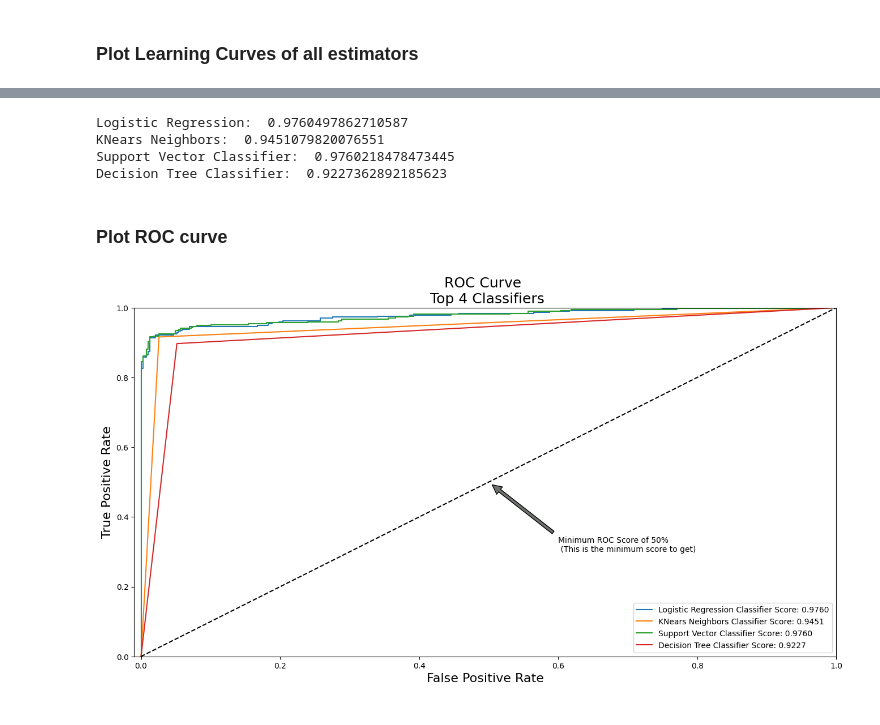
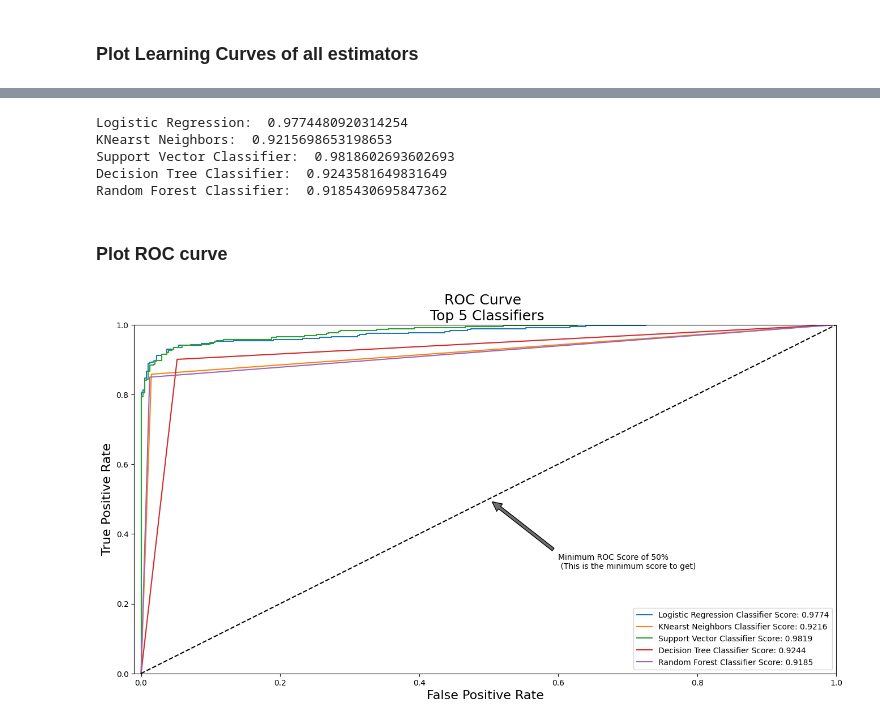
Before and after one commit to ZiadSheriif/Credit-Card-Fraud-Detection, a Jupyter notebook: src/main.ipynb, the cells around one changed output, grey strips where cells are left out. Cells and saved outputs as stored; diff of their text form; code cells hidden in the pictures.

```diff
--- a/src/main.ipynb
+++ b/src/main.ipynb
@@ -656,9 +656,9 @@ NearMiss Label Distribution: Counter({0: 492, 1: 492})
 from sklearn.model_selection import ShuffleSplit
 from sklearn.model_selection import learning_curve
 
-def plot_learning_curve(estimator1, estimator2, estimator3, estimator4, X, y, ylim=None, cv=None,
+def plot_learning_curve(estimator1, estimator2, estimator3, estimator4, estimator5, X, y, ylim=None, cv=None,
                         n_jobs=1, train_sizes=np.linspace(.1, 1.0, 5)):
-    f, ((ax1, ax2), (ax3, ax4)) = plt.subplots(2,2, figsize=(20,14), sharey=True)
+    f, ((ax1, ax2), (ax3, ax4), (ax5, _)) = plt.subplots(3, 2, figsize=(28,22), sharey=True)
     if ylim is not None:
         plt.ylim(*ylim)
     # First Estimator
@@ -748,9 +748,32 @@ def plot_learning_curve(estimator1, estimator2, estimator3, estimator4, X, y, yl
     ax4.set_ylabel('Score')
     ax4.grid(True)
     ax4.legend(loc="best")
+
+    # Fifth Estimator
+    train_sizes, train_scores, test_scores = learning_curve(
+        estimator5, X, y, cv=cv, n_jobs=n_jobs, train_sizes=train_sizes)
+    train_scores_mean = np.mean(train_scores, axis=1)
+    train_scores_std = np.std(train_scores, axis=1)
+    test_scores_mean = np.mean(test_scores, axis=1)
+    test_scores_std = np.std(test_scores, axis=1)
+    ax5.fill_between(train_sizes, train_scores_mean - train_scores_std,
+                     train_scores_mean + train_scores_std, alpha=0.1,
+                     color="#ff9124")
+    ax5.fill_between(train_sizes, test_scores_mean - test_scores_std,
+                        test_scores_mean + test_scores_std, alpha=0.1, color="#2492ff")
+    ax5.plot(train_sizes, train_scores_mean, 'o-', color="#ff9124",
+                label="Training score")
+    ax5.plot(train_sizes, test_scores_mean, 'o-', color="#2492ff",
+                label="Cross-validation score")
+    ax5.set_title("Random Forest Classifier \n Learning Curve", fontsize=14)
+    ax5.set_xlabel('Training size (m)')
+    ax5.set_ylabel('Score')
+    ax5.grid(True)
+    ax5.legend(loc="best")
+
     return plt
 # %%
 cv = ShuffleSplit(n_splits=100, test_size=0.2, random_state=42)
-plot_learning_curve(log_reg, knears_neighbors, svc, tree_clf, X_train, y_train, (0.87, 1.01), cv=cv, n_jobs=4)
+plot_learning_curve(log_reg, knears_neighbors, svc, tree_clf, rf_clf, X_train, y_train, (0.87, 1.01), cv=cv, n_jobs=4)
 # %% [output]
 <module 'matplotlib.pyplot' from 'C:\\Users\\20114\\AppData\\Roaming\\Python\\Python310\\site-packages\\matplotlib\\pyplot.py'>
@@ -770,43 +793,49 @@ svc_pred = cross_val_predict(svc, X_train, y_train, cv=5,
 
 tree_pred = cross_val_predict(tree_clf, X_train, y_train, cv=5)
 
+rf_pred = cross_val_predict(rf_clf, X_train, y_train, cv=5)
+
 from sklearn.metrics import roc_auc_score
 
 print('Logistic Regression: ', roc_auc_score(y_train, log_reg_pred))
-print('KNears Neighbors: ', roc_auc_score(y_train, knears_pred))
+print('KNearst Neighbors: ', roc_auc_score(y_train, knears_pred))
 print('Support Vector Classifier: ', roc_auc_score(y_train, svc_pred))
 print('Decision Tree Classifier: ', roc_auc_score(y_train, tree_pred))
+print('Random Forest Classifier: ', roc_auc_score(y_train, rf_pred))
 # %% [output]
-Logistic Regression:  0.9760497862710587
-KNears Neighbors:  0.9451079820076551
-Support Vector Classifier:  0.9760218478473445
-Decision Tree Classifier:  0.9227362892185623
+Logistic Regression:  0.9774480920314254
+KNearst Neighbors:  0.9215698653198653
+Support Vector Classifier:  0.9818602693602693
+Decision Tree Classifier:  0.9243581649831649
+Random Forest Classifier:  0.9185430695847362
 # %% [markdown]
 ### Plot ROC curve
 # %%
 log_fpr, log_tpr, log_thresold = roc_curve(y_train, log_reg_pred)
 knear_fpr, knear_tpr, knear_threshold = roc_curve(y_train, knears_pred)
 svc_fpr, svc_tpr, svc_threshold = roc_curve(y_train, svc_pred)
 tree_fpr, tree_tpr, tree_threshold = roc_curve(y_train, tree_pred)
+rf_fpr, rf_tpr, rf_threshold = roc_curve(y_train, rf_pred)
 
 
-def graph_roc_curve_multiple(log_fpr, log_tpr, knear_fpr, knear_tpr, svc_fpr, svc_tpr, tree_fpr, tree_tpr):
+def graph_roc_curve_multiple(log_fpr, log_tpr, knear_fpr, knear_tpr, svc_fpr, svc_tpr, tree_fpr, tree_tpr, rf_fpr, rf_tpr):
     plt.figure(figsize=(16,8))
-    plt.title('ROC Curve \n Top 4 Classifiers', fontsize=18)
+    plt.title('ROC Curve \n Top 5 Classifiers', fontsize=18)
     plt.plot(log_fpr, log_tpr, label='Logistic Regression Classifier Score: {:.4f}'.format(roc_auc_score(y_train, log_reg_pred)))
-    plt.plot(knear_fpr, knear_tpr, label='KNears Neighbors Classifier Score: {:.4f}'.format(roc_auc_score(y_train, knears_pred)))
+    plt.plot(knear_fpr, knear_tpr, label='KNearst Neighbors Classifier Score: {:.4f}'.format(roc_auc_score(y_train, knears_pred)))
     plt.plot(svc_fpr, svc_tpr, label='Support Vector Classifier Score: {:.4f}'.format(roc_auc_score(y_train, svc_pred)))
     plt.plot(tree_fpr, tree_tpr, label='Decision Tree Classifier Score: {:.4f}'.format(roc_auc_score(y_train, tree_pred)))
+    plt.plot(rf_fpr, rf_tpr, label='Random Forest Classifier Score: {:.4f}'.format(roc_auc_score(y_train, rf_pred)))
     plt.plot([0, 1], [0, 1], 'k--')
     plt.axis([-0.01, 1, 0, 1])
     plt.xlabel('False Positive Rate', fontsize=16)
     plt.ylabel('True Positive Rate', fontsize=16)
     plt.annotate('Minimum ROC Score of 50% \n (This is the minimum score to get)', xy=(0.5, 0.5), xytext=(0.6, 0.3),
                 arrowprops=dict(facecolor='#6E726D', shrink=0.05),
                 )
     plt.legend()
 
-graph_roc_curve_multiple(log_fpr, log_tpr, knear_fpr, knear_tpr, svc_fpr, svc_tpr, tree_fpr, tree_tpr)
+graph_roc_curve_multiple(log_fpr, log_tpr, knear_fpr, knear_tpr, svc_fpr, svc_tpr, tree_fpr, tree_tpr, rf_fpr, rf_tpr)
 plt.show()
 # %% [output]
-[figure, old version]
+[figure, new version]
```
Also changed, not shown: parts of 14 cells of this notebook.
